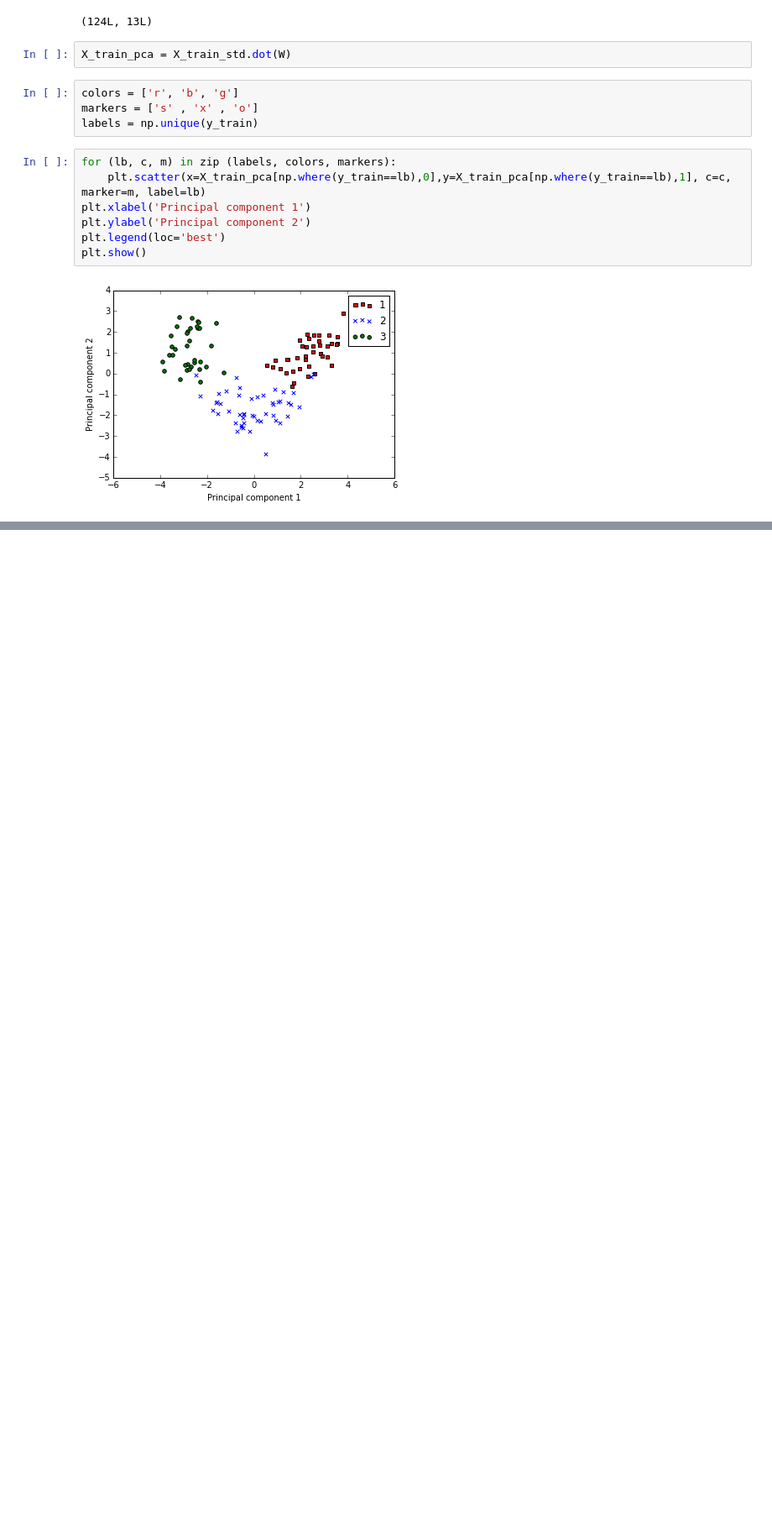
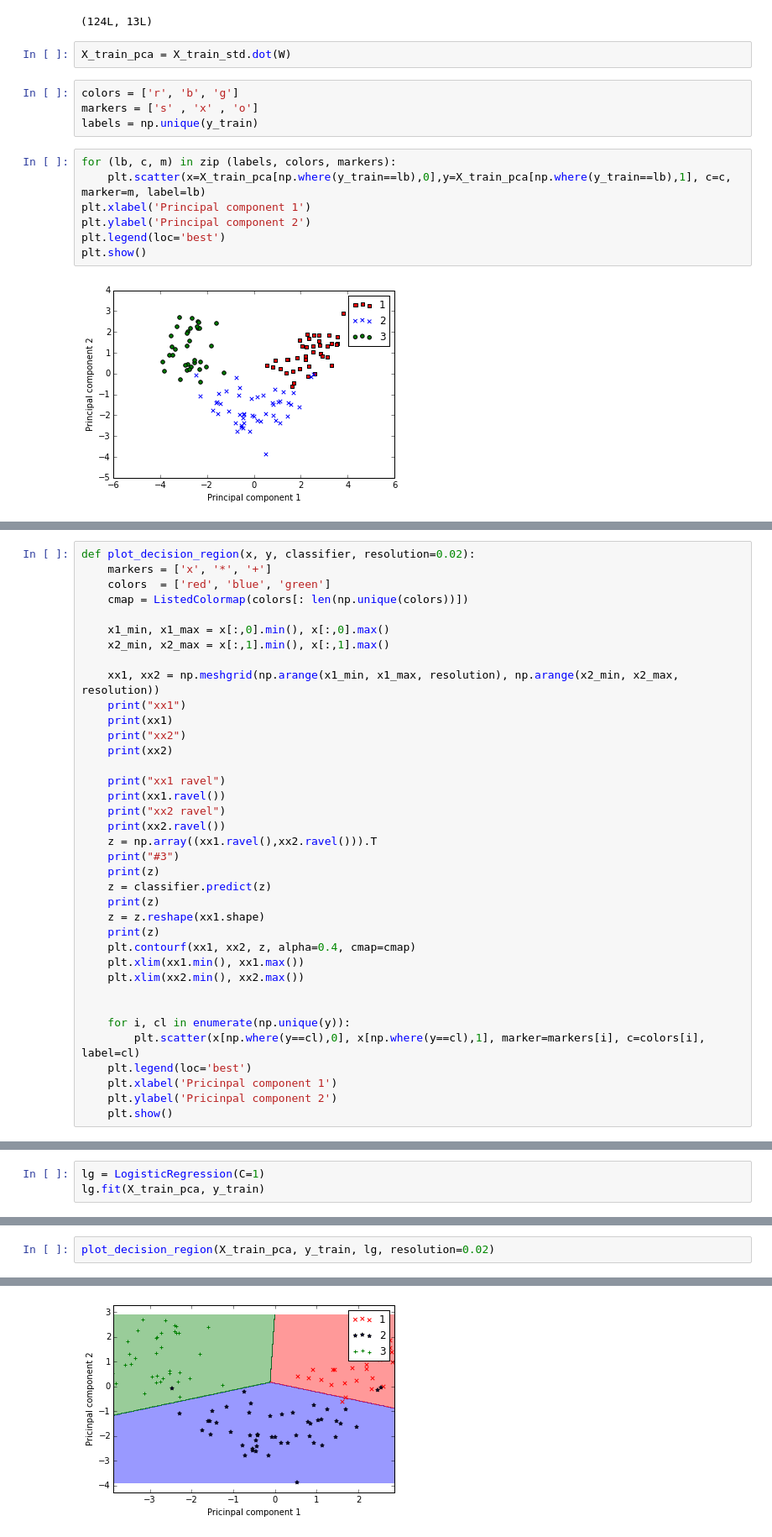
Before and after one commit to maestro972/python-machine-learning, a Jupyter notebook: Compressing data with dimensionality reduction.ipynb, the cells around one changed output, grey strips where cells are left out. Shown at 84% size. Saved outputs shown, nothing was run; the diff lists cells and outputs as text; blank space fills up the shorter version.

Commit message:
Plotting decisions regions

```diff
--- a/Compressing data with dimensionality reduction.ipynb
+++ b/Compressing data with dimensionality reduction.ipynb
@@ -123,0 +162,37 @@ plt.show()
+# %%
+def plot_decision_region(x, y, classifier, resolution=0.02):
+    markers = ['x', '*', '+']
+    colors  = ['red', 'blue', 'green']
+    cmap = ListedColormap(colors[: len(np.unique(colors))])
+
+    x1_min, x1_max = x[:,0].min(), x[:,0].max()
+    x2_min, x2_max = x[:,1].min(), x[:,1].max()
+
+    xx1, xx2 = np.meshgrid(np.arange(x1_min, x1_max, resolution), np.arange(x2_min, x2_max, resolution))
+    print("xx1")
+    print(xx1)
+    print("xx2")
+    print(xx2)
+
+    print("xx1 ravel")
+    print(xx1.ravel())
+    print("xx2 ravel")
+    print(xx2.ravel())
+    z = np.array((xx1.ravel(),xx2.ravel())).T
+    print("#3")
+    print(z)
+    z = classifier.predict(z)
+    print(z)
+    z = z.reshape(xx1.shape)
+    print(z)
+    plt.contourf(xx1, xx2, z, alpha=0.4, cmap=cmap)
+    plt.xlim(xx1.min(), xx1.max())
+    plt.xlim(xx2.min(), xx2.max())
+
+
+    for i, cl in enumerate(np.unique(y)):
+        plt.scatter(x[np.where(y==cl),0], x[np.where(y==cl),1], marker=markers[i], c=colors[i], label=cl)
+    plt.legend(loc='best')
+    plt.xlabel('Pricinpal component 1')
+    plt.ylabel('Pricinpal component 2')
+    plt.show()
@@ -123,0 +201,3 @@ plt.show()
+# %%
+lg = LogisticRegression(C=1)
+lg.fit(X_train_pca, y_train)
@@ -123,0 +209,3 @@ plt.show()
+# %%
+plot_decision_region(X_train_pca, y_train, lg, resolution=0.02)
+# %% [output]
@@ -123,0 +229 @@ plt.show()
+[figure, added]
```
Also changed, not shown: parts of 5 cells of this notebook.
